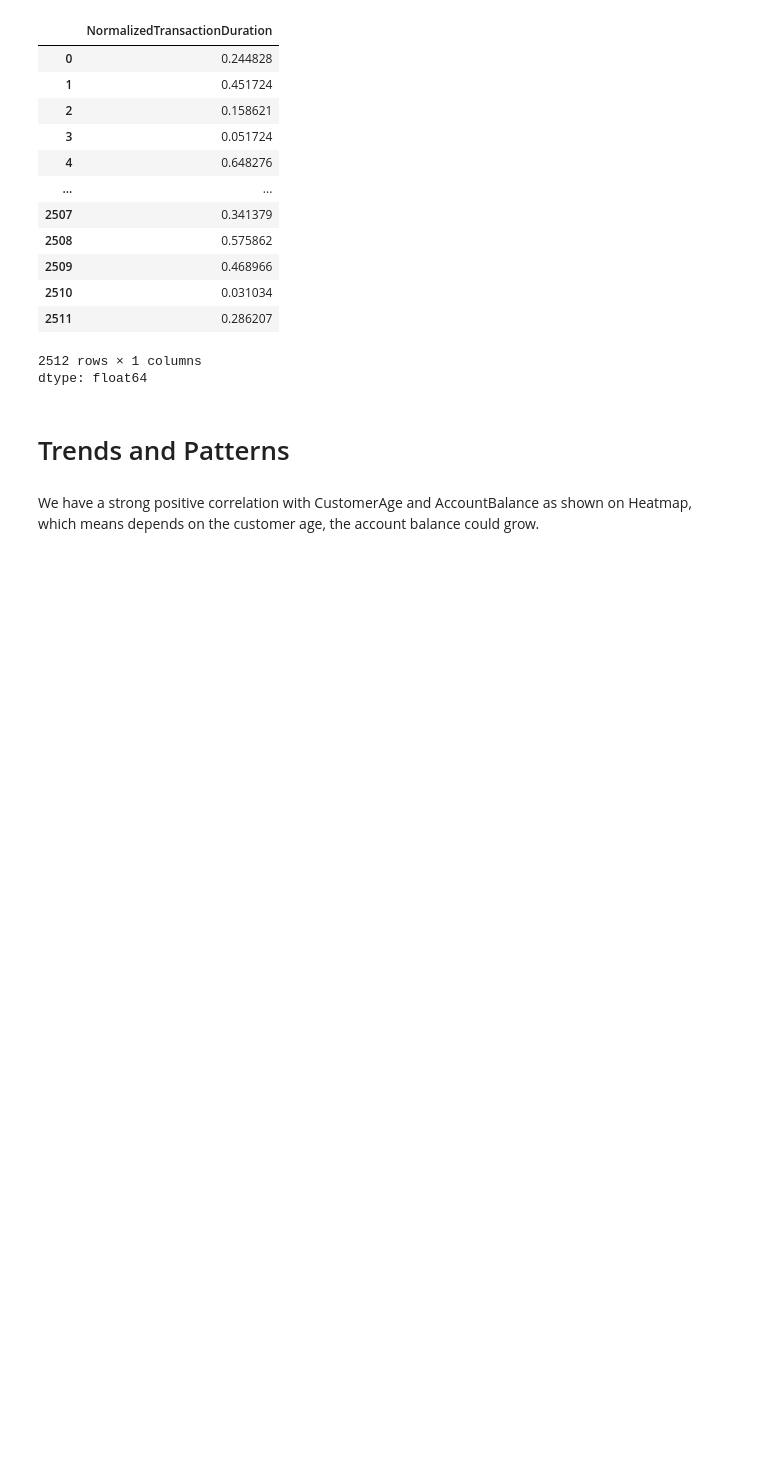
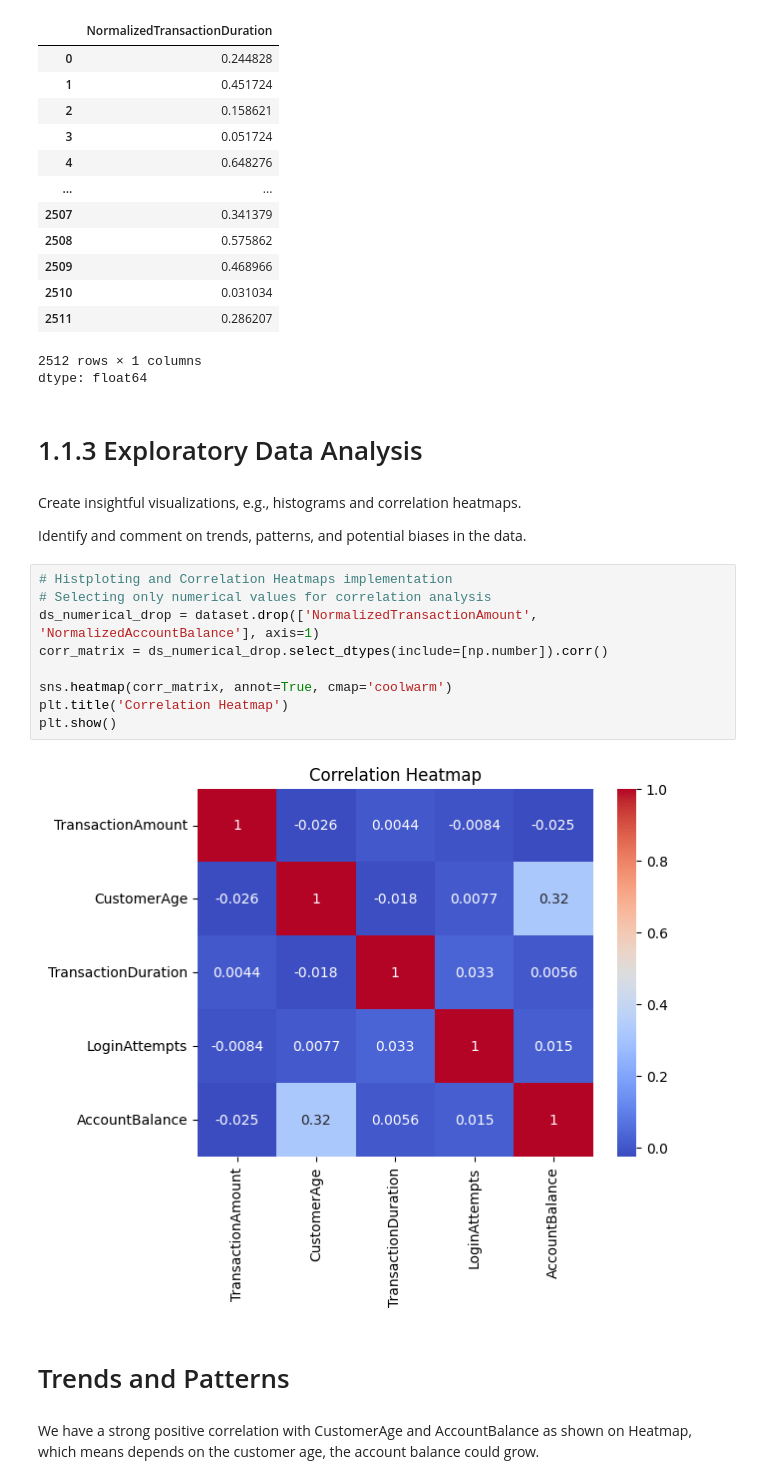
Before and after one commit to petar-Atanasov/CST3133_CW, a Jupyter notebook: CST3133_CourseWork_A.ipynb, the cells around one changed output. Cells and saved outputs as stored; diff of their text form; blank space fills up the shorter version.

```diff
--- a/CST3133_CourseWork_A.ipynb
+++ b/CST3133_CourseWork_A.ipynb
@@ -140,6 +140,23 @@ dataset['NormalizedTransactionDuration']
 | 2511 | 0.286207 |
 2512 rows × 1 columns
 dtype: float64
+# %% [markdown]
+# 1.1.3 Exploratory Data Analysis
+# %% [markdown]
+Create insightful visualizations, e.g., histograms and correlation heatmaps.
+
+Identify and comment on trends, patterns, and potential biases in the data.
+# %%
+# Histploting and Correlation Heatmaps implementation
+# Selecting only numerical values for correlation analysis
+ds_numerical_drop = dataset.drop(['NormalizedTransactionAmount', 'NormalizedAccountBalance'], axis=1)
+corr_matrix = ds_numerical_drop.select_dtypes(include=[np.number]).corr()
+
+sns.heatmap(corr_matrix, annot=True, cmap='coolwarm')
+plt.title('Correlation Heatmap')
+plt.show()
+# %% [output]
+[figure, added]
 # %% [markdown]
 # Trends and Patterns
 # %% [markdown]
```
